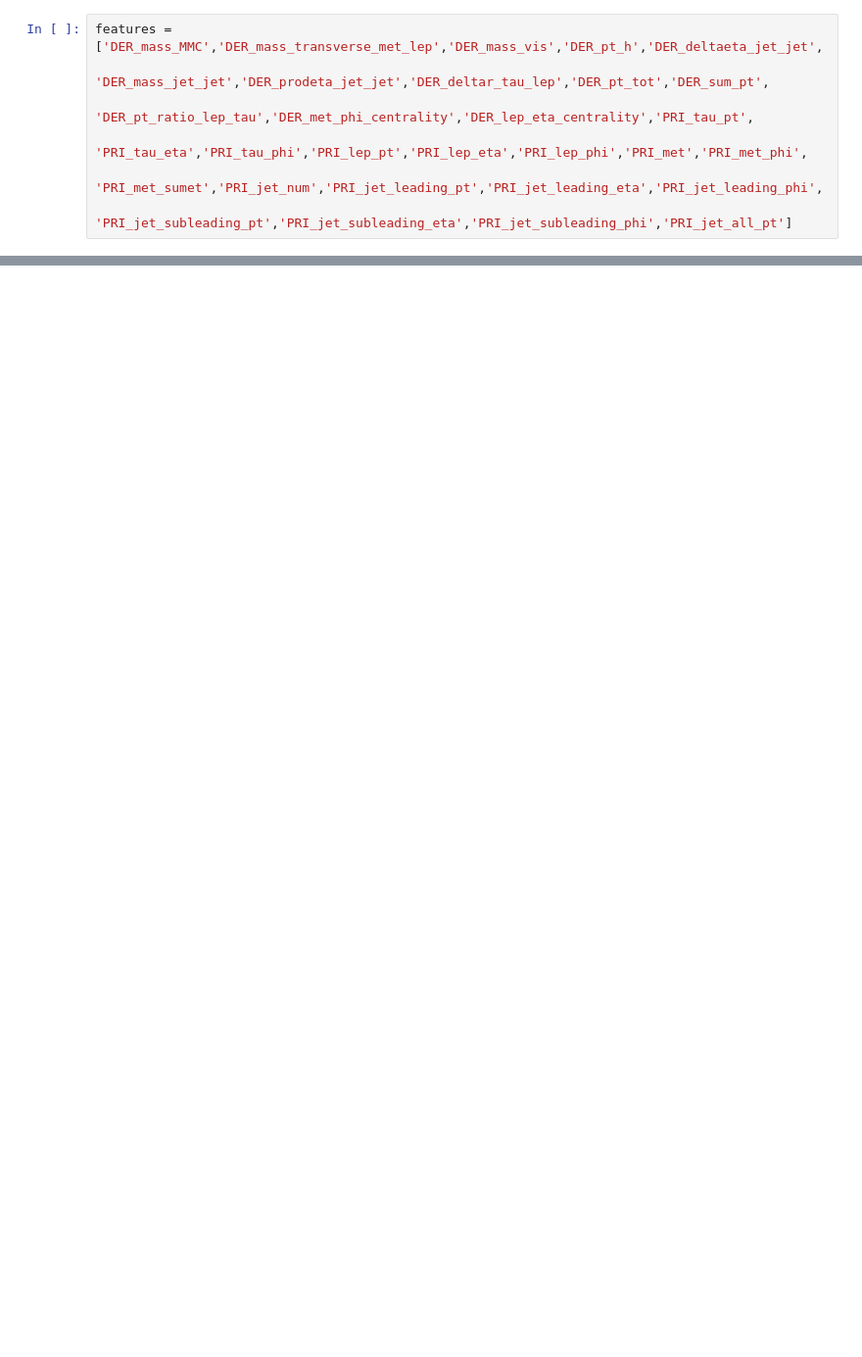
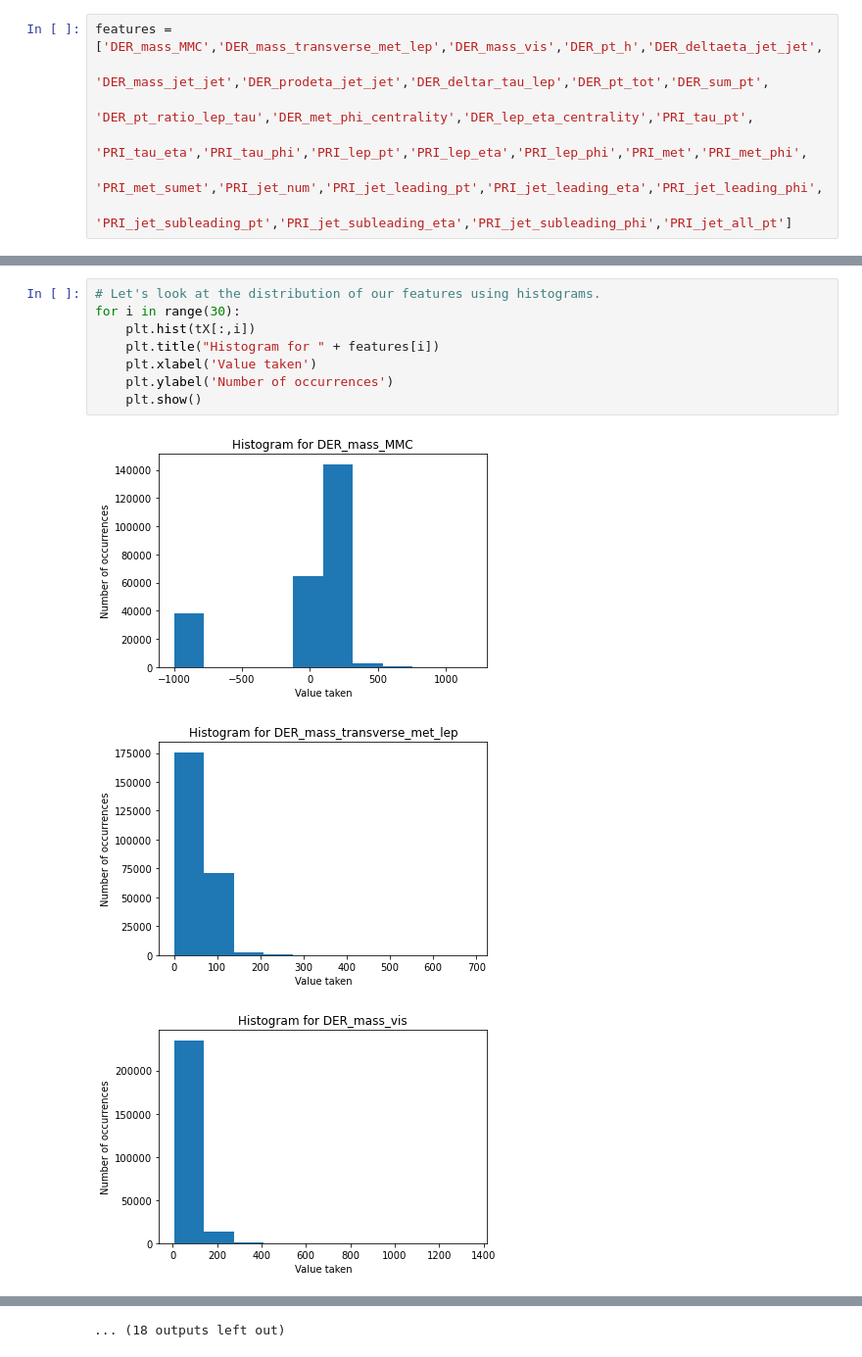
Before and after one commit to CS-433/HiggsBosonMLChallenge, a Jupyter notebook: scripts/Data_Visualization.ipynb, the cells around one changed output, grey strips where cells are left out. Shown at 98% size. Drawn from its saved outputs; the diff is of its cells as text; blank space fills up the shorter version.

```diff
--- a/scripts/Data_Visualization.ipynb
+++ b/scripts/Data_Visualization.ipynb
@@ -37,0 +35,12 @@ def remove_outliers(x):
+# %%
+# Let's look at the distribution of our features using histograms.
+for i in range(30):
+    plt.hist(tX[:,i])
+    plt.title("Histogram for " + features[i])
+    plt.xlabel('Value taken')
+    plt.ylabel('Number of occurrences')
+    plt.show()
+# %% [output]
+[figure, added]
+[figure, added]
+[figure, added]
@@ -37,0 +56 @@ def remove_outliers(x):
+... (18 outputs left out)
```
Also changed, not shown: parts of 12 cells of this notebook, 6 other files.
